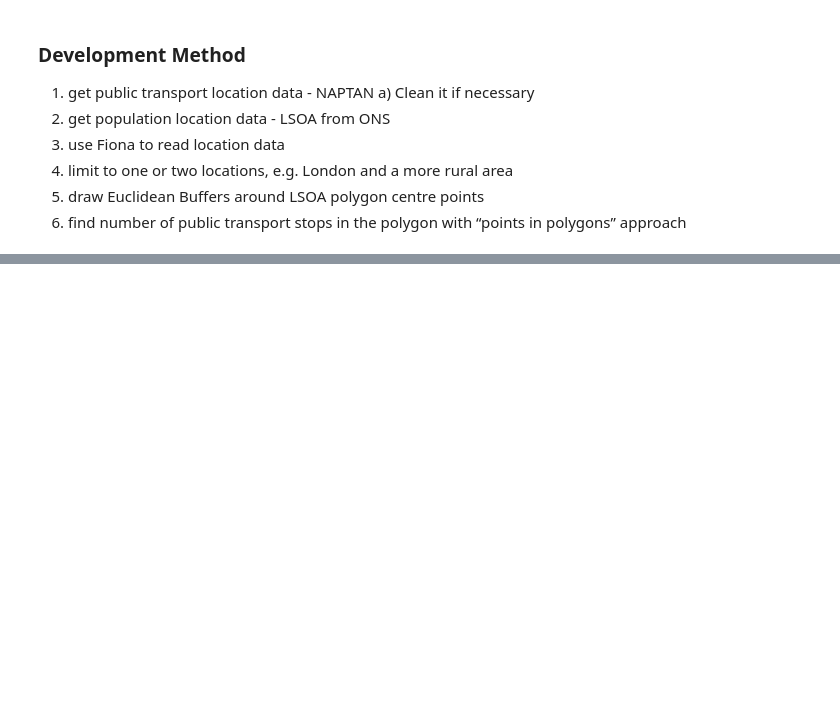
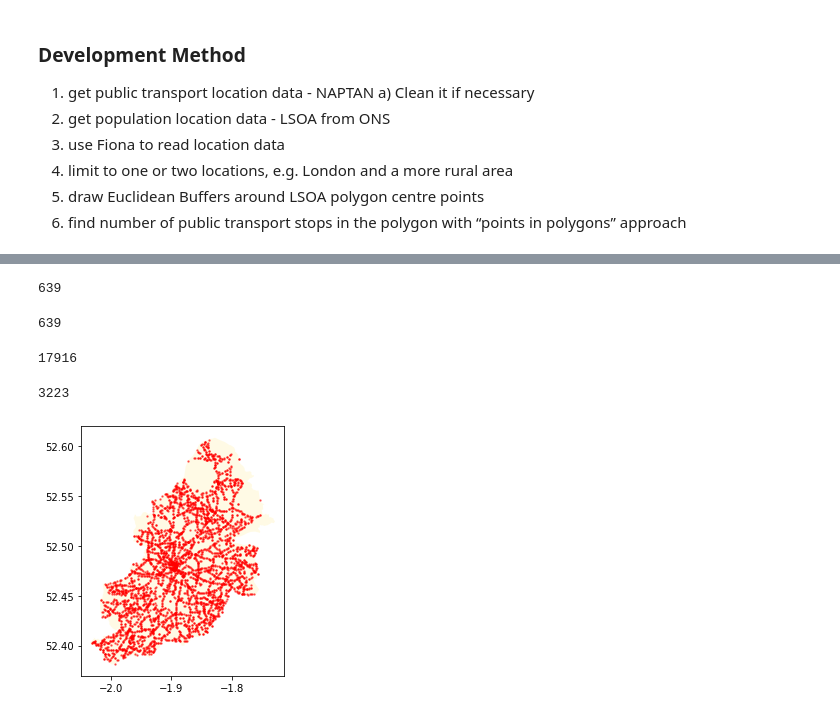
Before and after one commit to ONSdigital/SDG_11.2.1, a Jupyter notebook: SDG_11.2.1.ipynb, the cells around one changed output, grey strips where cells are left out. Saved outputs shown, nothing was run; the diff lists cells and outputs as text; code cells hidden in the pictures; blank space fills up the shorter version.

```diff
--- a/SDG_11.2.1.ipynb
+++ b/SDG_11.2.1.ipynb
@@ -318,0 +209,28 @@ Wmids_pop_df.sample(20)
+# %%
+bham_pop_df.LSOA11CD.nunique()
+# %% [output]
+639
+# %%
+bham_LSOA_df.LSOA11CD.nunique()
+# %% [output]
+639
+# %%
+Wmids_pop_df.OA11CD.nunique()
+# %% [output]
+17916
+# %%
+bham_pop_df.OA11CD.nunique()
+# %% [output]
+3223
+# %%
+# find which stops are in birmingham
+bham_stops = find_points_in_poly(geo_df=stops_geo_df, polygon_obj=just_birmingham_geom)
+# %%
+# Get all the stops in Birmingham on to a map of Birmingham
+fig, ax = plt.subplots()
+_ = just_birmingham_geom.plot(ax=ax, color='gold', markersize=2, alpha=0.1)
+_ = bham_stops.plot(ax=ax, color='red', markersize=2, alpha=0.5)
+
+plt.tight_layout()
+# %% [output]
+[figure, added]
```
Also changed, not shown: parts of 33 cells of this notebook, 3 other files.
